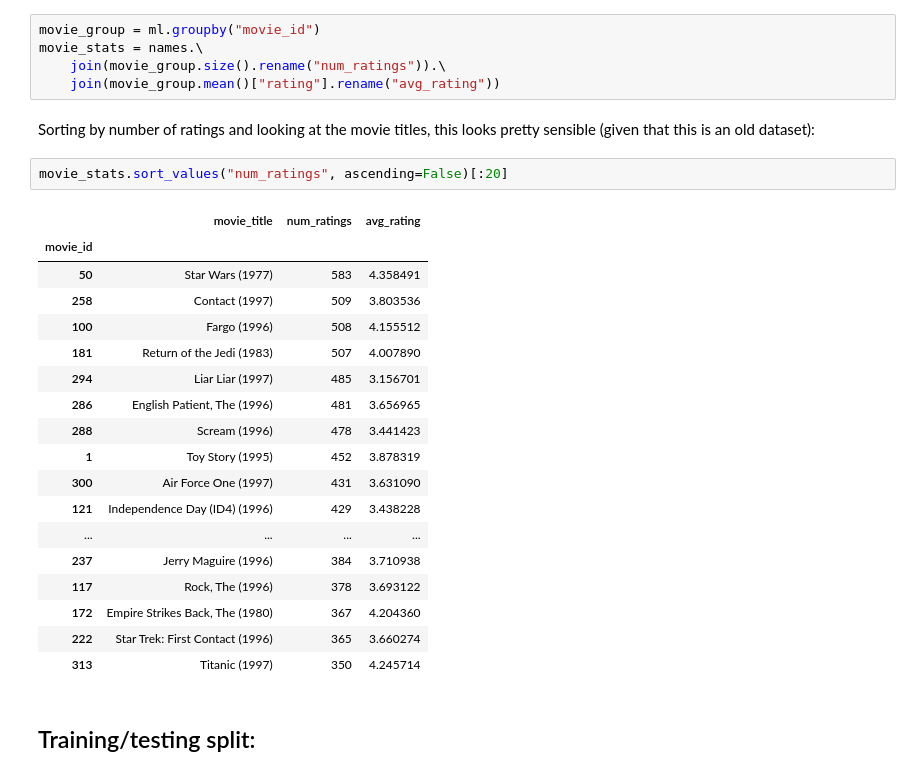
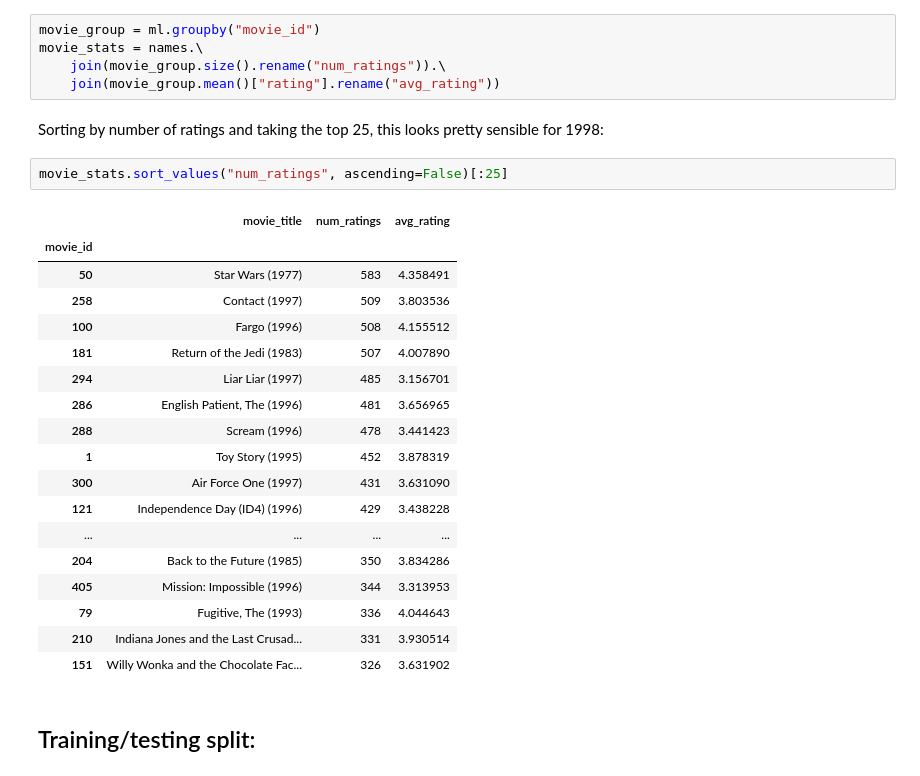
Before and after one commit to Hodapp87/recommender-examples, a Jupyter notebook: Recommender Systems.ipynb, the cells around one changed output. Cells and saved outputs as stored; diff of their text form.

```diff
--- a/Recommender Systems.ipynb
+++ b/Recommender Systems.ipynb
@@ -77,28 +387,28 @@ movie_stats = names.\
     join(movie_group.size().rename("num_ratings")).\
     join(movie_group.mean()["rating"].rename("avg_rating"))
 # %% [markdown]
-Sorting by number of ratings and looking at the movie titles, this looks pretty sensible (given that this is an old dataset):
+Sorting by number of ratings and taking the top 25, this looks pretty sensible for 1998:
 # %%
-movie_stats.sort_values("num_ratings", ascending=False)[:20]
+movie_stats.sort_values("num_ratings", ascending=False)[:25]
 # %% [output]
 |  | movie_title | num_ratings | avg_rating |
 | movie_id |  |  |  |
 | 50 | Star Wars (1977) | 583 | 4.358491 |
 | 258 | Contact (1997) | 509 | 3.803536 |
 | 100 | Fargo (1996) | 508 | 4.155512 |
 | 181 | Return of the Jedi (1983) | 507 | 4.007890 |
 | 294 | Liar Liar (1997) | 485 | 3.156701 |
 | 286 | English Patient, The (1996) | 481 | 3.656965 |
 | 288 | Scream (1996) | 478 | 3.441423 |
 | 1 | Toy Story (1995) | 452 | 3.878319 |
 | 300 | Air Force One (1997) | 431 | 3.631090 |
 | 121 | Independence Day (ID4) (1996) | 429 | 3.438228 |
 | ... | ... | ... | ... |
-| 237 | Jerry Maguire (1996) | 384 | 3.710938 |
-| 117 | Rock, The (1996) | 378 | 3.693122 |
-| 172 | Empire Strikes Back, The (1980) | 367 | 4.204360 |
-| 222 | Star Trek: First Contact (1996) | 365 | 3.660274 |
-| 313 | Titanic (1997) | 350 | 4.245714 |
+| 204 | Back to the Future (1985) | 350 | 3.834286 |
+| 405 | Mission: Impossible (1996) | 344 | 3.313953 |
+| 79 | Fugitive, The (1993) | 336 | 4.044643 |
+| 210 | Indiana Jones and the Last Crusad... | 331 | 3.930514 |
+| 151 | Willy Wonka and the Chocolate Fac... | 326 | 3.631902 |
 # %% [markdown]
 ## Training/testing split:
 # %%
```
Also changed, not shown: parts of 28 cells of this notebook.
